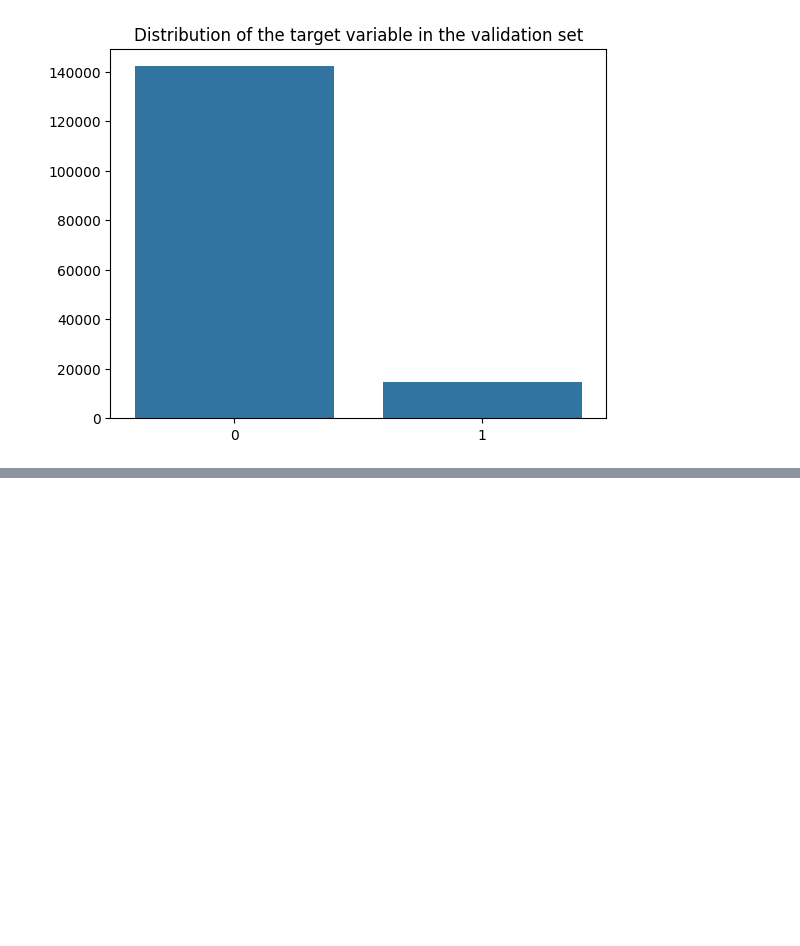
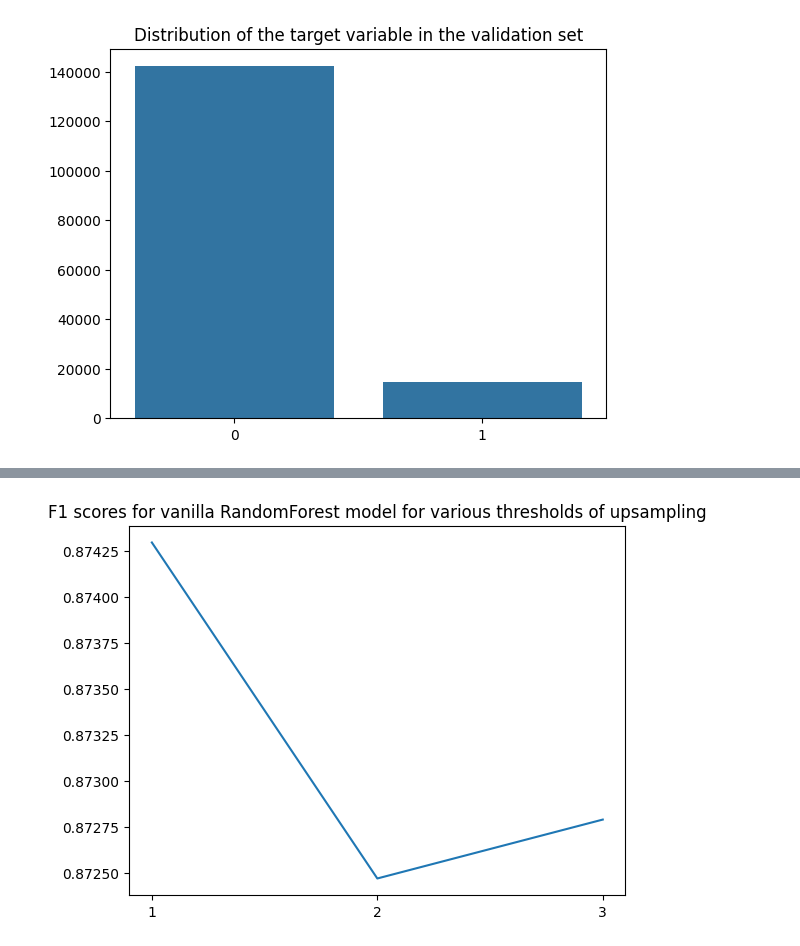
Before and after one commit to S84v/gst-analytics-hackathon, a Jupyter notebook: main.ipynb, the cells around one changed output, grey strips where cells are left out. Cells and saved outputs as stored; diff of their text form; code cells hidden in the pictures; blank space fills up the shorter version.

Commit message:
SMOTE + F1 scores

```diff
--- a/main.ipynb
+++ b/main.ipynb
@@ -1002,0 +1010,6 @@ plt.show()
+# %%
+adasyn = ADASYN(random_state = seed,
+                sampling_strategy = 'minority')
+
+smote = SMOTE(random_state = seed,
+              sampling_strategy='minority')
@@ -1002,0 +1022,24 @@ plt.show()
+# %%
+f1_RF = []
+ada_neighbors_RF = []
+
+for num in np.linspace(1, 3, 3, dtype = int):
+    adasyn.set_params(n_neighbors = num)
+
+    x_train_upsampled, y_train_upsampled = adasyn.fit_resample(x_train_scaled, y_train_ravel)
+
+    model_RF.fit(x_train_upsampled, y_train_upsampled)
+    model_RF_upsample_pred = model_RF.predict(x_val_scaled)
+
+    RF_upsample_f1 = metrics.f1_score(y_val_ravel, model_RF_upsample_pred)
+
+    f1_RF.append(RF_upsample_f1)
+    ada_neighbors_RF.append(num)
+
+ax = sns.lineplot(x = ada_neighbors_RF, y = f1_RF)
+ax.set_xticks(np.linspace(1, 3, 3, dtype = int))
+ax.set_title('F1 scores for vanilla RandomForest model for various thresholds of upsampling')
+
+plt.show()
+# %% [output]
+[figure, added]
```
Also changed, not shown: parts of 37 cells of this notebook.
